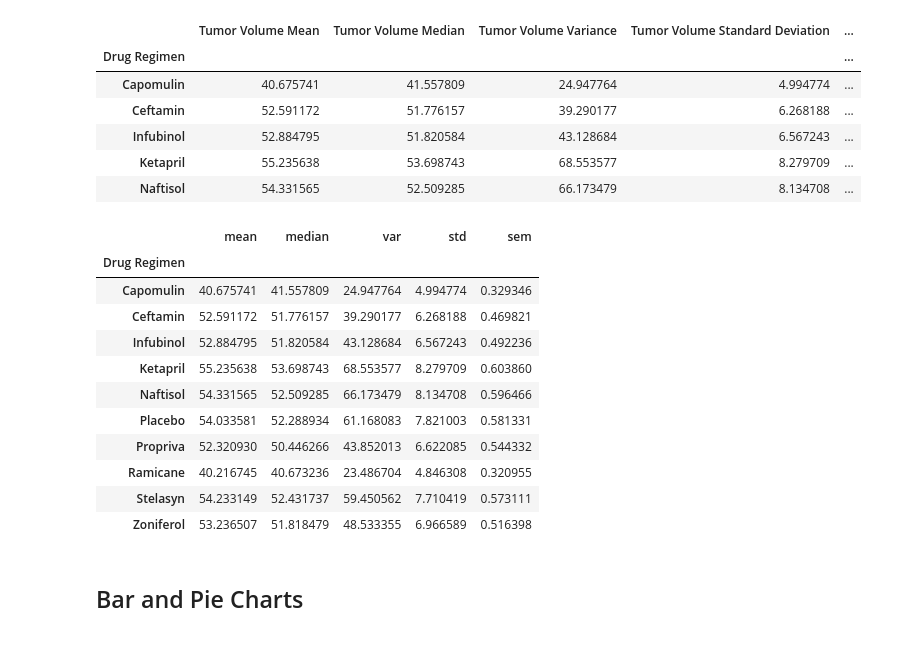
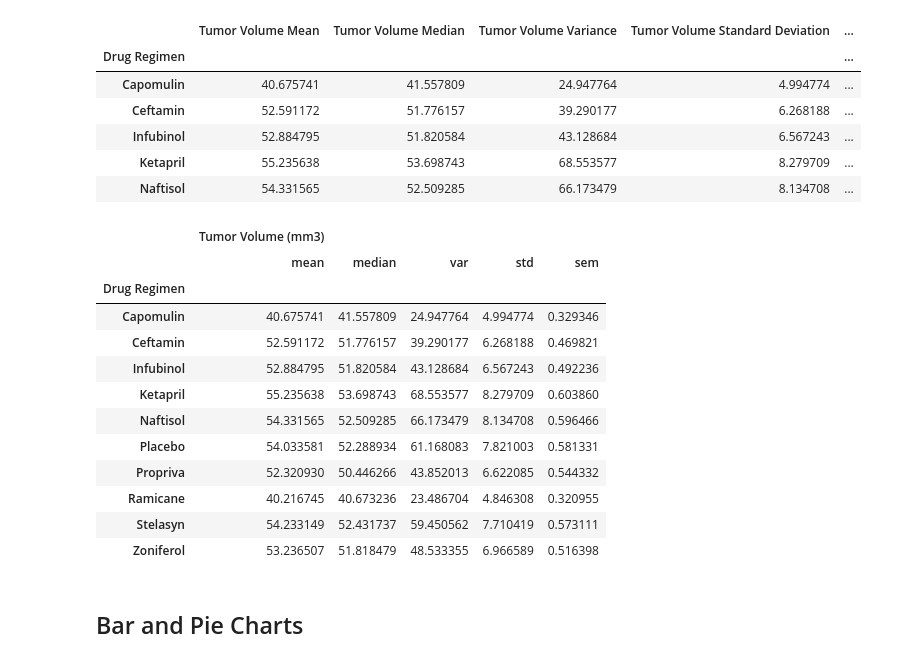
Before and after one commit to jmahon22/matplotlib_challenge, a Jupyter notebook: Instructions/Pymaceuticals/pymaceuticals_starter.ipynb, the cells around one changed output. Saved outputs shown, nothing was run; the diff lists cells and outputs as text; code cells hidden in the pictures.

```diff
--- a/Instructions/Pymaceuticals/pymaceuticals_starter.ipynb
+++ b/Instructions/Pymaceuticals/pymaceuticals_starter.ipynb
@@ -103,10 +103,10 @@ tumor_volume_df.head()
 # %%
 # Generate a summary statistics table of mean, median, variance, standard deviation, and SEM of the tumor volume for each regimen
 # Using the aggregation method, produce the same summary statistics in a single line
-tumor_volume_groupby = clean_df.groupby("Drug Regimen")
-stats_table = tumor_volume_groupby.agg(["mean", "median", "var", "std", "sem"])["Tumor Volume (mm3)"]
+stats_table = clean_df.groupby(["Drug Regimen"]).agg({"Tumor Volume (mm3)":["mean", "median", "var", "std", "sem"]})
 stats_table
 # %% [output]
+|  | Tumor Volume (mm3) |  |  |  |  |
 |  | mean | median | var | std | sem |
 | Drug Regimen |  |  |  |  |  |
 | Capomulin | 40.675741 | 41.557809 | 24.947764 | 4.994774 | 0.329346 |
```
Also changed, not shown: parts of 6 cells of this notebook.
